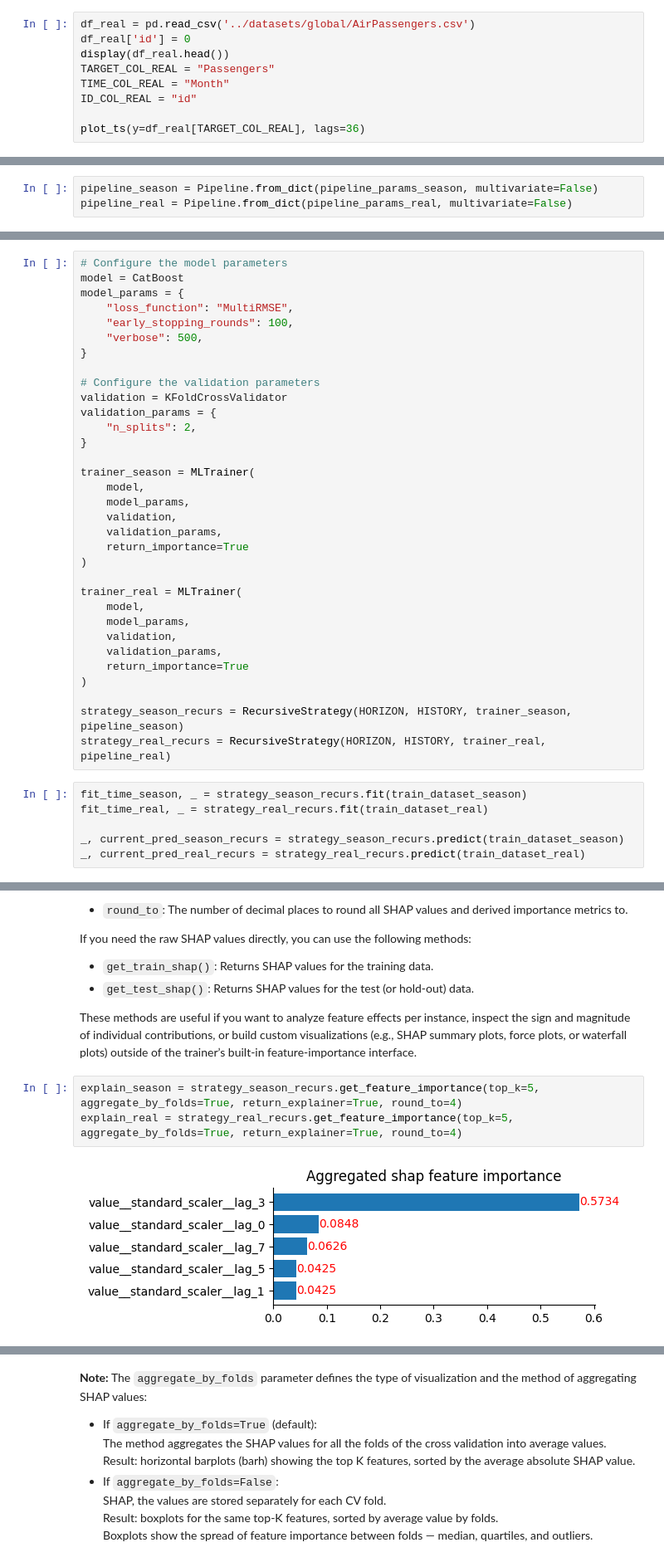
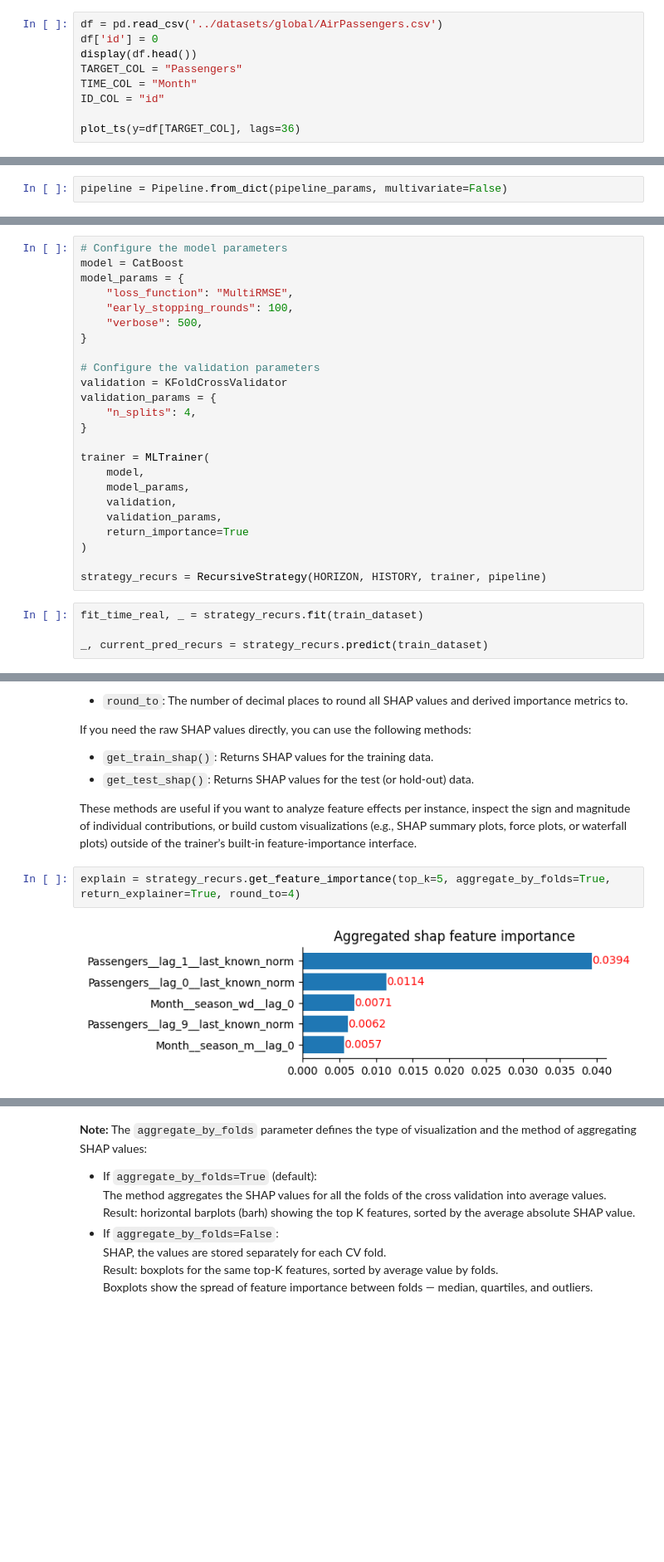
Before and after one commit to sb-ai-lab/tsururu, a Jupyter notebook: examples/Tutorial_5_Feature_analysis.ipynb, the cells around one changed output, grey strips where cells are left out. Shown at 83% size. Drawn from its saved outputs; the diff is of its cells as text; blank space fills up the shorter version.

Commit message:
update plots in some cell

```diff
--- a/examples/Tutorial_5_Feature_analysis.ipynb
+++ b/examples/Tutorial_5_Feature_analysis.ipynb
@@ -95,12 +78,12 @@ plot_ts(y=df_season[TARGET_COL_SEASON], lags=36)
 # %%
-df_real = pd.read_csv('../datasets/global/AirPassengers.csv')
-df_real['id'] = 0
-display(df_real.head())
-TARGET_COL_REAL = "Passengers"
-TIME_COL_REAL = "Month"
-ID_COL_REAL = "id"
+df = pd.read_csv('../datasets/global/AirPassengers.csv')
+df['id'] = 0
+display(df.head())
+TARGET_COL = "Passengers"
+TIME_COL = "Month"
+ID_COL = "id"
 
-plot_ts(y=df_real[TARGET_COL_REAL], lags=36)
+plot_ts(y=df[TARGET_COL], lags=36)
 # %% [output]
 |  | Month | Passengers | id |
 | 0 | 1949-01 | 112 | 0 |
@@ -246,8 +168,7 @@ pipeline_params_real = {
     }
 }
 # %%
-pipeline_season = Pipeline.from_dict(pipeline_params_season, multivariate=False)
-pipeline_real = Pipeline.from_dict(pipeline_params_real, multivariate=False)
+pipeline = Pipeline.from_dict(pipeline_params, multivariate=False)
 # %% [markdown]
 # <a id='toc3_'></a>[Description of tool for analyze features](#toc0_)
 # %% [markdown]
@@ -306,10 +227,10 @@ model_params = {
 # Configure the validation parameters
 validation = KFoldCrossValidator
 validation_params = {
-    "n_splits": 2,
+    "n_splits": 4,
 }
 
-trainer_season = MLTrainer(
+trainer = MLTrainer(
     model,
     model_params,
     validation,
@@ -317,20 +238,9 @@ trainer_season = MLTrainer(
     return_importance=True
 )
 
-trainer_real = MLTrainer(
-    model,
-    model_params,
-    validation,
-    validation_params,
-    return_importance=True
-)
-
-strategy_season_recurs = RecursiveStrategy(HORIZON, HISTORY, trainer_season, pipeline_season)
-strategy_real_recurs = RecursiveStrategy(HORIZON, HISTORY, trainer_real, pipeline_real)
+strategy_recurs = RecursiveStrategy(HORIZON, HISTORY, trainer, pipeline)
 # %%
-fit_time_season, _ = strategy_season_recurs.fit(train_dataset_season)
-fit_time_real, _ = strategy_real_recurs.fit(train_dataset_real)
+fit_time_real, _ = strategy_recurs.fit(train_dataset)
 
-_, current_pred_season_recurs = strategy_season_recurs.predict(train_dataset_season)
-_, current_pred_real_recurs = strategy_real_recurs.predict(train_dataset_real)
+_, current_pred_recurs = strategy_recurs.predict(train_dataset)
 # %% [output]
@@ -386,7 +296,6 @@ If you need the raw SHAP values directly, you can use the following methods:
 
 These methods are useful if you want to analyze feature effects per instance, inspect the sign and magnitude of individual contributions, or build custom visualizations (e.g., SHAP summary plots, force plots, or waterfall plots) outside of the trainer’s built‑in feature‑importance interface.
 # %%
-explain_season = strategy_season_recurs.get_feature_importance(top_k=5, aggregate_by_folds=True, return_explainer=True, round_to=4)
-explain_real = strategy_real_recurs.get_feature_importance(top_k=5, aggregate_by_folds=True, return_explainer=True, round_to=4)
+explain = strategy_recurs.get_feature_importance(top_k=5, aggregate_by_folds=True, return_explainer=True, round_to=4)
 # %% [output]
-[figure, old version]
+[figure, new version]
```
Also changed, not shown: parts of 24 cells of this notebook, 1 other file.
